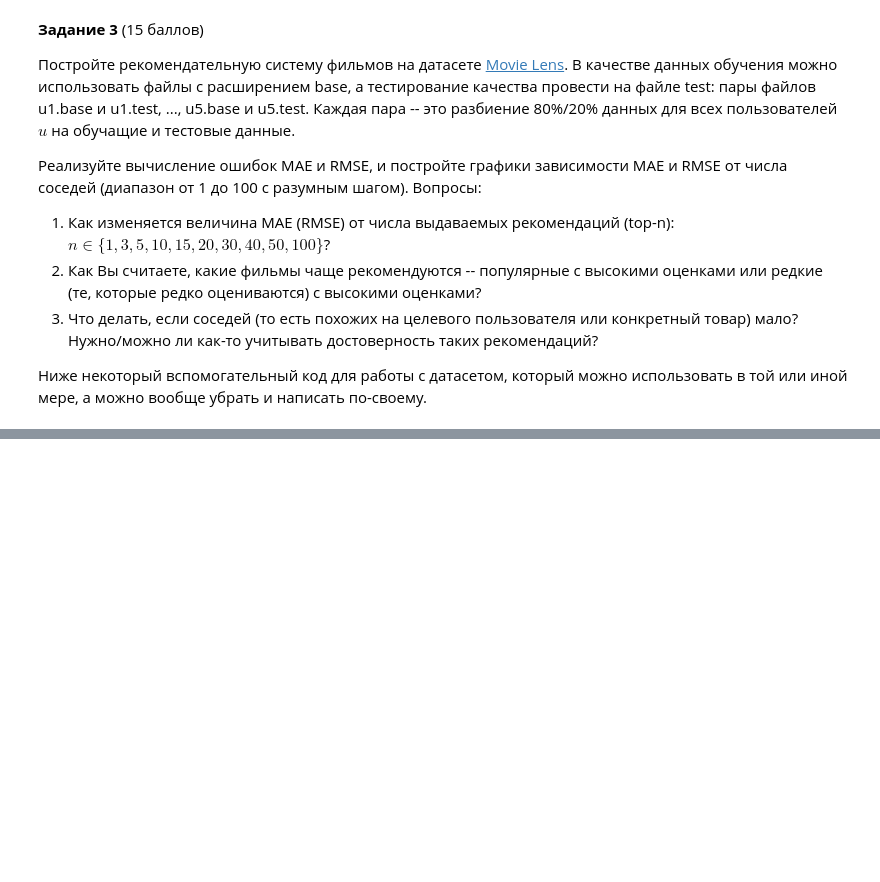
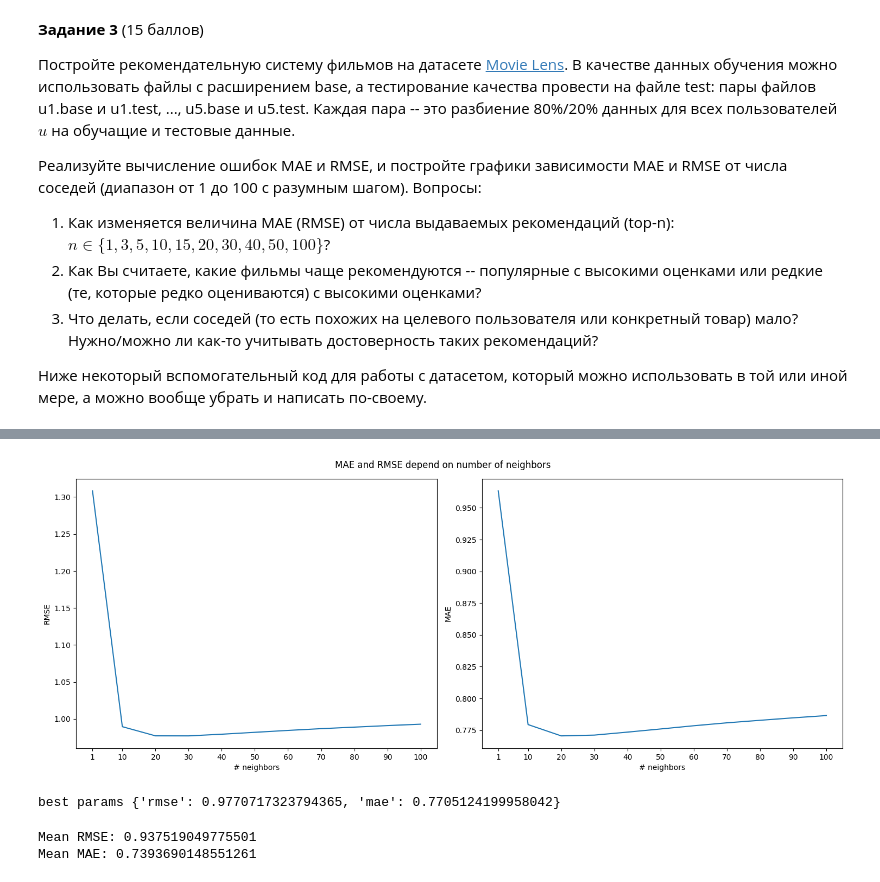
Before and after one commit to amhtj/DL-HSE, a Jupyter notebook: homeworks/sem2_hw1.ipynb, the cells around one changed output, grey strips where cells are left out. Cells and saved outputs as stored; diff of their text form; code cells hidden in the pictures; blank space fills up the shorter version.

```diff
--- a/homeworks/sem2_hw1.ipynb
+++ b/homeworks/sem2_hw1.ipynb
@@ -216,16 +243,3 @@ $$= -\frac{n}{2}\nabla_\sigma ln(\sigma^2) - \frac{1}{2}\nabla_sigma \frac{1}{\s
 3. Что делать, если соседей (то есть похожих на целевого пользователя или конкретный товар) мало? Нужно/можно ли как-то учитывать достоверность таких рекомендаций?
 
 Ниже некоторый вспомогательный код для работы с датасетом, который можно использовать в той или иной мере, а можно вообще убрать и написать по-своему.
-# %%
-r_cols = ['user_id', 'movie_id', 'rating', 'timestamp']
-ratings = pd.read_csv('../datasets/ml-100k/u.data',  sep='\t', names=r_cols, encoding='latin-1')
-ratings.head()
-i_cols = ['movie_id', 'title' ,'release date','video release date', 'IMDb URL', 'unknown', 'Action', 'Adventure',
-'Animation', 'Children\'s', 'Comedy', 'Crime', 'Documentary', 'Drama', 'Fantasy',
-'Film-Noir', 'Horror', 'Musical', 'Mystery', 'Romance', 'Sci-Fi', 'Thriller', 'War', 'Western']
-movies = pd.read_csv('../datasets/ml-100k/u.item',  sep='|', names=i_cols, encoding='latin-1')
-movies.head()
-u_cols = ['user_id', 'age', 'sex', 'occupation', 'zip_code']
-users = pd.read_csv('../datasets/ml-100k/u.user', sep='|', names=u_cols,
-encoding='latin-1')
-users.head()
@@ -307,0 +261,4 @@ getRecommendedItems(prefs,itemsim,'87')[0:30]
+# %%
+# reitings будет использоваться для обучения модели, а movies для интерпритации результатов
+ratings, movies = loadMovieLens()
+ratings
@@ -307,0 +296,11 @@ getRecommendedItems(prefs,itemsim,'87')[0:30]
+# %%
+from surprise import Reader, Dataset, KNNBasic
+from surprise.model_selection import cross_validate, GridSearchCV
+
+# Воспользуемся библиотекой surpise для построения модели
+reader = Reader()
+data = Dataset.load_from_df(ratings, reader)
+
+param_grid = {'k':  [1] + [i for i in range(10, 110, 10)]}
+gs = GridSearchCV(KNNBasic, param_grid,  measures=["rmse", "mae"], cv=5)
+gs.fit(data)
@@ -307,0 +325,31 @@ getRecommendedItems(prefs,itemsim,'87')[0:30]
+# %%
+import matplotlib.pyplot as plt
+
+fig, axis = plt.subplots(1, 2)
+fig.set_size_inches(15, 6)
+fig.suptitle('MAE and RMSE depend on number of neighbors')
+axis[0].plot(param_grid['k'], gs.cv_results['mean_test_rmse'])
+axis[1].plot(param_grid['k'], gs.cv_results['mean_test_mae'])
+axis[0].set_xlabel('# neighbors')
+axis[0].set_ylabel('RMSE')
+axis[1].set_xlabel('# neighbors')
+axis[1].set_ylabel('MAE')
+axis[1].set_xticks(param_grid['k'])
+axis[0].set_xticks(param_grid['k'])
+fig.tight_layout(pad=1)
+# %% [output]
+[figure, added]
+# %%
+print("best params", gs.best_score)
+# %% [output]
+best params {'rmse': 0.9770717323794365, 'mae': 0.7705124199958042}
+# %%
+from surprise import SVD
+
+# Заметим, что MAE и RMSE показатели будут немного лучше для SVD модели, чем для KNN, поэтому будем использовать ее в дальнешем построении
+svd = SVD()
+svd_results = cross_validate(svd, data, measures=['RMSE', 'mae'], cv = 5)
+print(f"Mean RMSE: {svd_results['test_rmse'].mean()}\nMean MAE: {svd_results['test_mae'].mean()}")
+# %% [output]
+Mean RMSE: 0.937519049775501
+Mean MAE: 0.7393690148551261
```
Also changed, not shown: parts of 24 cells of this notebook.
